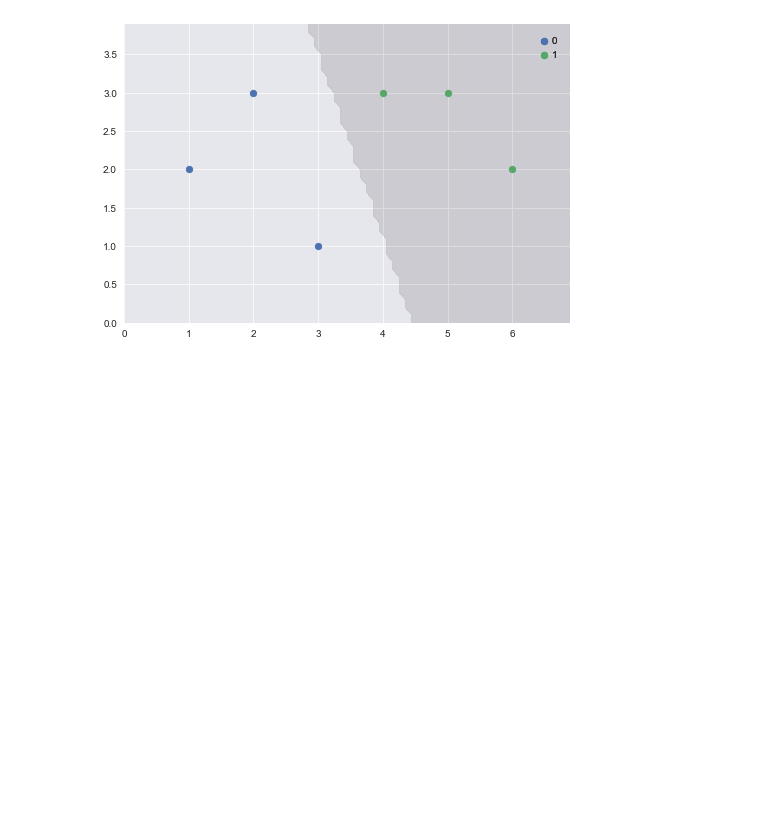
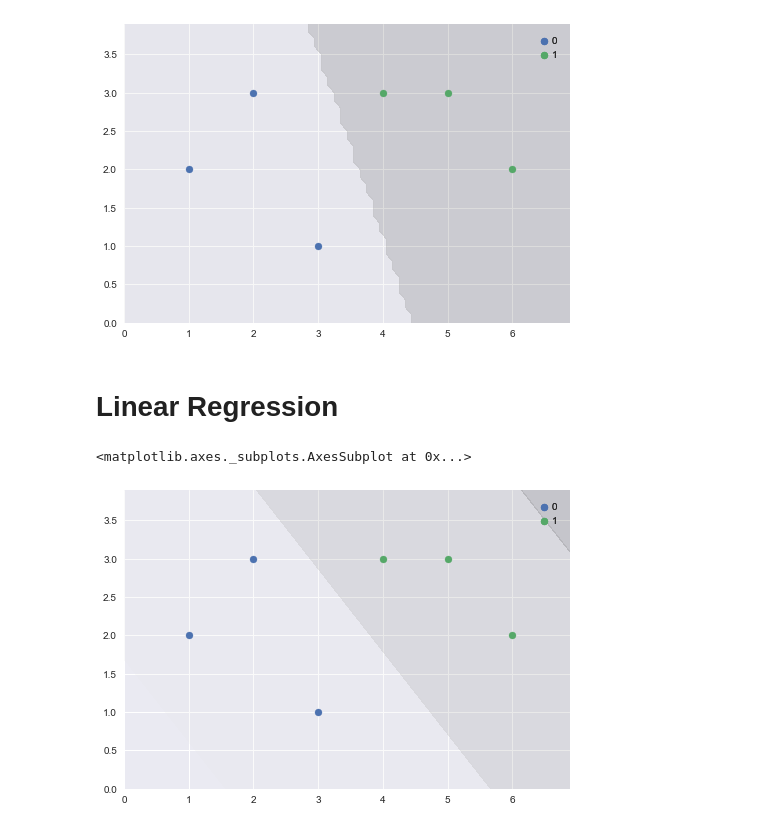
Before and after one commit to likejazz/jupyter-notebooks, a Jupyter notebook: logistic-regression.ipynb, the cells around one changed output. Cells and saved outputs as stored; diff of their text form; code cells hidden in the pictures; blank space fills up the shorter version.

```diff
--- a/logistic-regression.ipynb
+++ b/logistic-regression.ipynb
@@ -64,3 +65,17 @@ plot_decision_regions(x_data, y_data, clf=clf)
 # %% [output]
 <matplotlib.axes._subplots.AxesSubplot at 0x...>
 [figure]
+# %% [markdown]
+# Linear Regression
+# %%
+# ignore scipy warnings(hack)
+# https://github.com/scipy/scipy/issues/5998#issuecomment-244277948
+import warnings
+warnings.filterwarnings(action="ignore", module="scipy", message="^internal gelsd")
+
+from sklearn.linear_model import LinearRegression
+clf = LinearRegression().fit(x_data, y_data)
+plot_decision_regions(x_data, y_data, clf=clf)
+# %% [output]
+<matplotlib.axes._subplots.AxesSubplot at 0x...>
+[figure, added]
```
Also changed, not shown: parts of 4 cells of this notebook.
